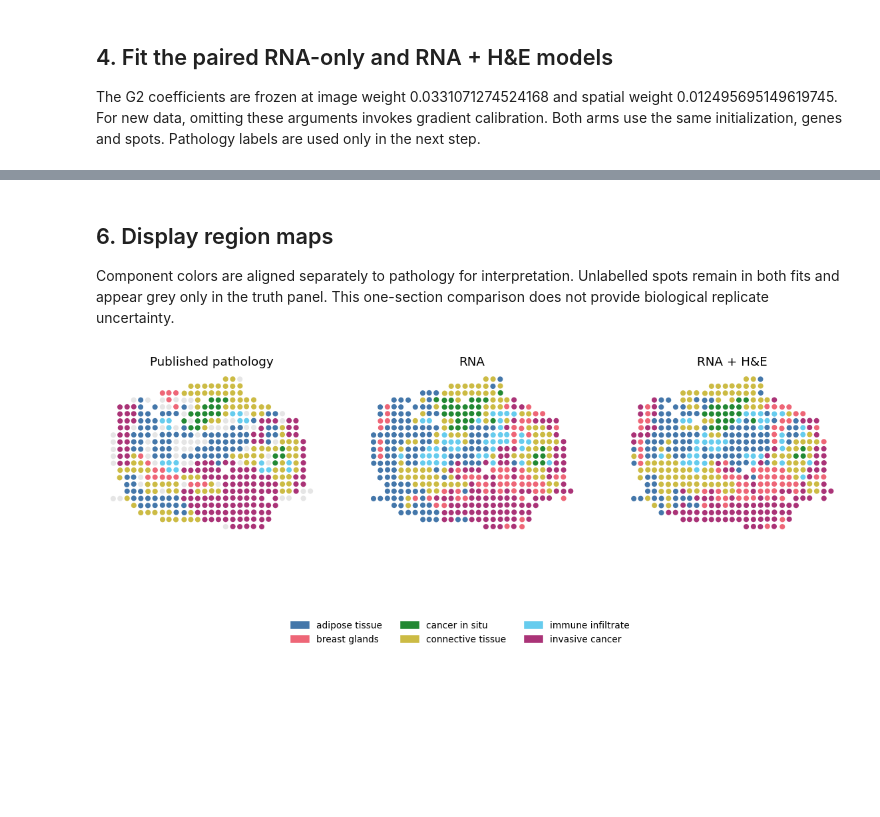
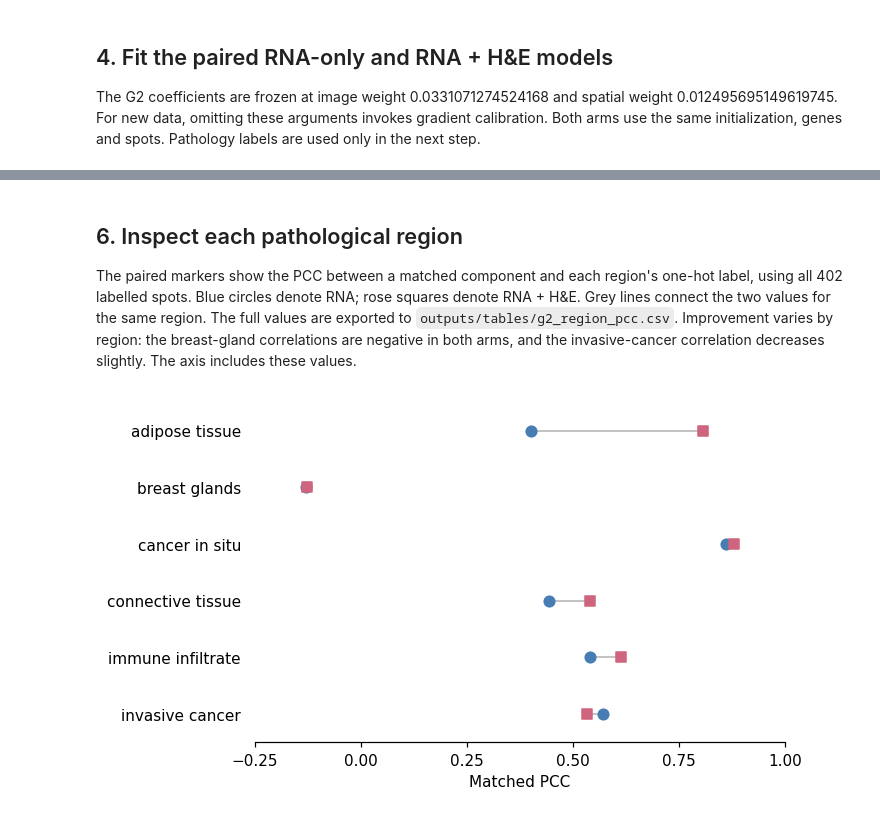
Before and after one commit to dsong-lab/spDecon, a Jupyter notebook: tutorials/03_histology.ipynb, the cells around one changed output, grey strips where cells are left out. Saved outputs shown, nothing was run; the diff lists cells and outputs as text; code cells hidden in the pictures; blank space fills up the shorter version.

```diff
--- a/tutorials/03_histology.ipynb
+++ b/tutorials/03_histology.ipynb
@@ -123,15 +145,20 @@ save_figure(fig,"g2_improvement")
 # %% [markdown]
-## 6. Display region maps
+## 6. Inspect each pathological region
 
-Component colors are aligned separately to pathology for interpretation. Unlabelled spots remain in both fits and appear grey only in the truth panel. This one-section comparison does not provide biological replicate uncertainty.
+The paired markers show the PCC between a matched component and each region's one-hot label, using all 402 labelled spots. Blue circles denote RNA; rose squares denote RNA + H&E. Grey lines connect the two values for the same region. The full values are exported to `outputs/tables/g2_region_pcc.csv`. Improvement varies by region: the breast-gland correlations are negative in both arms, and the invasive-cancer correlation decreases slightly. The axis includes these values.
 # %%
-fig,axes=plt.subplots(1,3,figsize=(13,5))
-full_codes=np.full(len(y),-1);full_codes[support]=codes
-spatial(axes[0],xy,full_codes,"Published pathology",categorical=True,size=28)
-for ax,(arm,p) in zip(axes[1:],mapped.items()):
-    spatial(ax,xy,p.argmax(axis=1),"RNA" if arm=="RNA_TV" else "RNA + H&E",categorical=True,size=28)
-legend(fig,labels,columns=3,y=-.025)
-fig.subplots_adjust(bottom=.16)
-save_figure(fig,"g2_regions")
+paired = region_scores.pivot(index="region", columns="model", values="PCC").loc[labels]
+fig, ax = plt.subplots(figsize=(6.4, 3.6), layout="constrained")
+positions = np.arange(len(labels))
+for i, (_, row) in enumerate(paired.iterrows()):
+    ax.plot([row["RNA_TV"], row["RNA_HE_TV"]], [i, i],
+            color="#b9b9b9", linewidth=1.1, zorder=1)
+ax.scatter(paired["RNA_TV"], positions, c=method_colors[0], marker="o", s=48, zorder=2)
+ax.scatter(paired["RNA_HE_TV"], positions, c=method_colors[1], marker="s", s=44, zorder=2)
+ax.set(yticks=positions, yticklabels=labels, xlabel="Matched PCC",
+       xlim=(-.25, 1), xticks=[-.25, 0, .25, .5, .75, 1], ylim=(len(labels)-.5, -.5))
+ax.tick_params(axis="y", length=0, pad=9)
+ax.spines["left"].set_visible(False)
+save_figure(fig, "g2_region_pcc")
 # %% [output]
-[figure, old version]
+[figure, new version]
```
Also changed, not shown: parts of 6 cells of this notebook, 19 other files.
